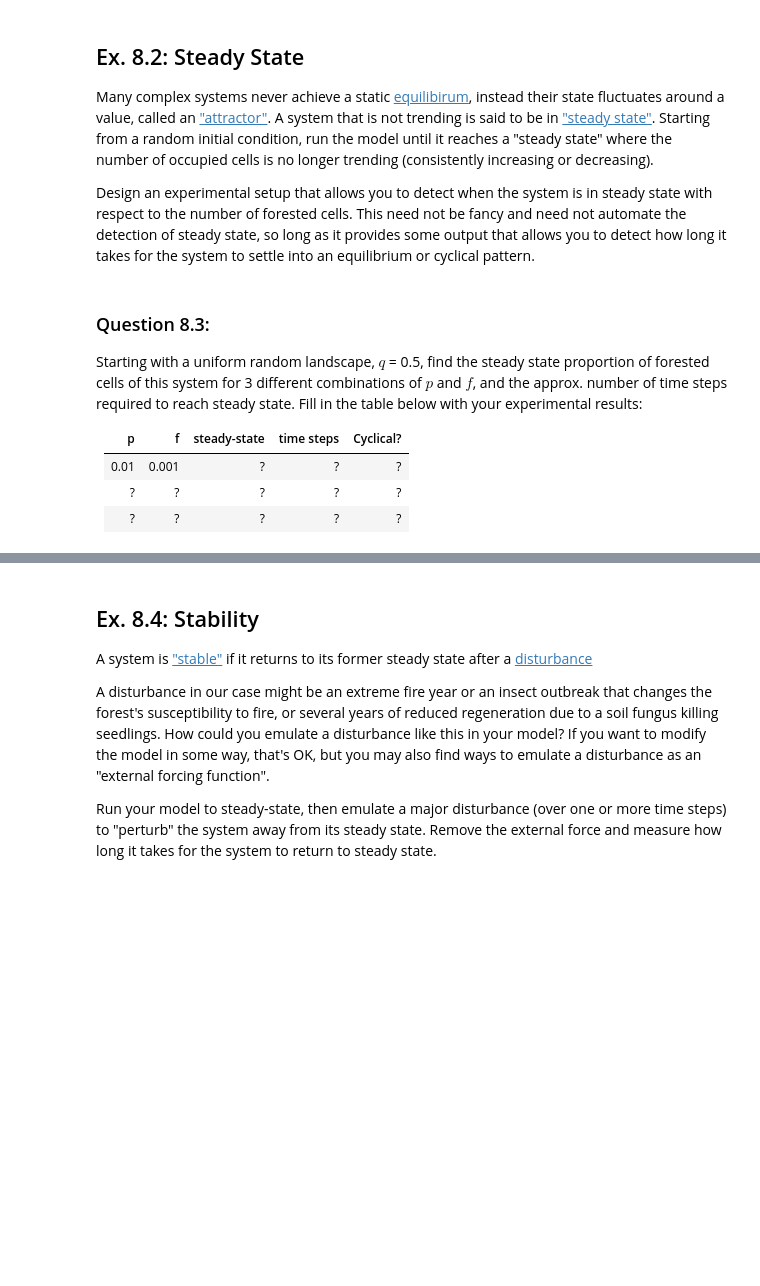
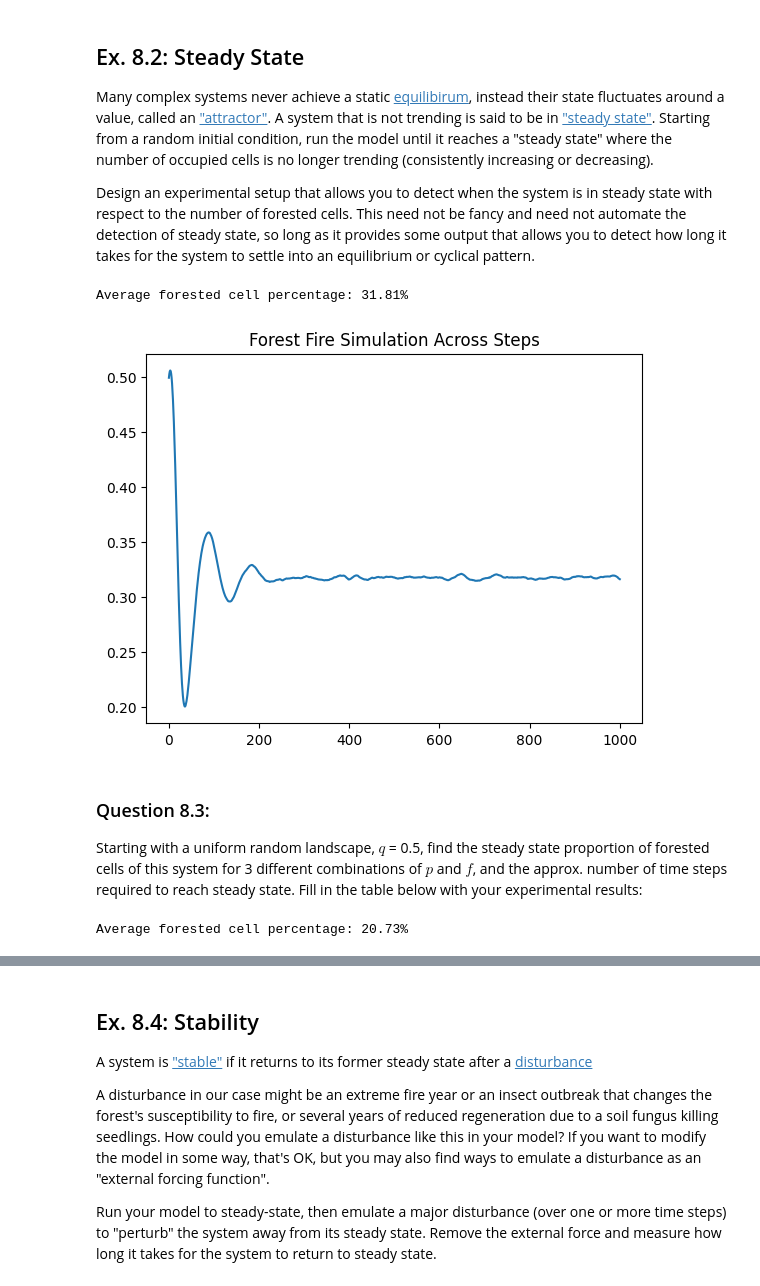
Before and after one commit to wattyven/cap-comp215, a Jupyter notebook: labs/lab08.ipynb, the cells around one changed output, grey strips where cells are left out. Cells and saved outputs as stored; diff of their text form; code cells hidden in the pictures; blank space fills up the shorter version.

Commit message:
steady state

```diff
--- a/labs/lab08.ipynb
+++ b/labs/lab08.ipynb
@@ -252,10 +256,28 @@ This need not be fancy and need not automate the detection of steady state, so l
+# %%
+# Ex. 8.2 here
+sim_model = ForestFire(1000, p=0.01, f=0.001, q=0.5) # 1000x1000 grid. this is realistically just an excuse for myself to get a new CPU
+sim_status = [sim_model.pct_occupied()]
+for i in range(1000): # 1000 steps
+    sim_model.step()
+    sim_status.append(sim_model.pct_occupied())
+plt.plot(np.array(range(len(sim_status))), np.array(sim_status))
+plt.title('Forest Fire Simulation Across Steps')
+
+print(f'Average forested cell percentage: {round(np.mean(sim_status) * 100, 2)}%')
+# %% [output]
+Average forested cell percentage: 31.81%
+[figure, added]
 # %% [markdown]
 ### Question 8.3:
 Starting with a uniform random landscape, $q$ = 0.5, find the steady state proportion of forested cells of this system for 3 different combinations of $p$ and $f$, and the approx. number of time steps required to reach steady state.
 Fill in the table below with your experimental results:
-
-| p  | f   | steady-state | time steps | Cyclical? |
-|----|-----|--------------|------------|-----------|
-| 0.01 | 0.001 | ?        | ?          | ?         |
-| ?  | ?   | ?            | ?          | ?         |
-| ?  | ?   | ?            | ?          | ?         |
+# %%
+sim_model = ForestFire(100, p=0.2, f=0.01, q=0.5) # 1000x1000 grid. this is realistically just an excuse for myself to get a new CPU
+sim_status = [sim_model.pct_occupied()]
+for i in range(300):
+    sim_model.step()
+    sim_status.append(sim_model.pct_occupied())
+
+print(f'Average forested cell percentage: {round(np.mean(sim_status) * 100, 2)}%')
+# %% [output]
+Average forested cell percentage: 20.73%
```
Also changed, not shown: parts of 9 cells of this notebook.
